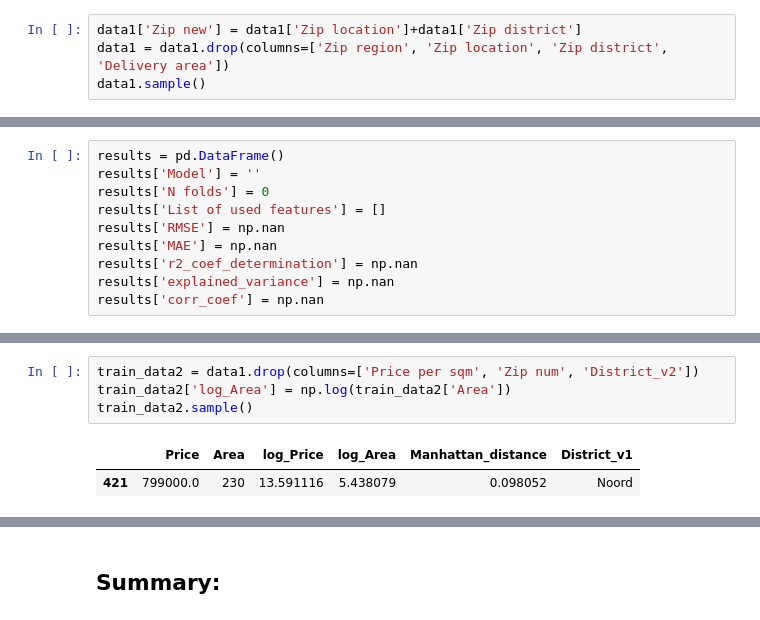
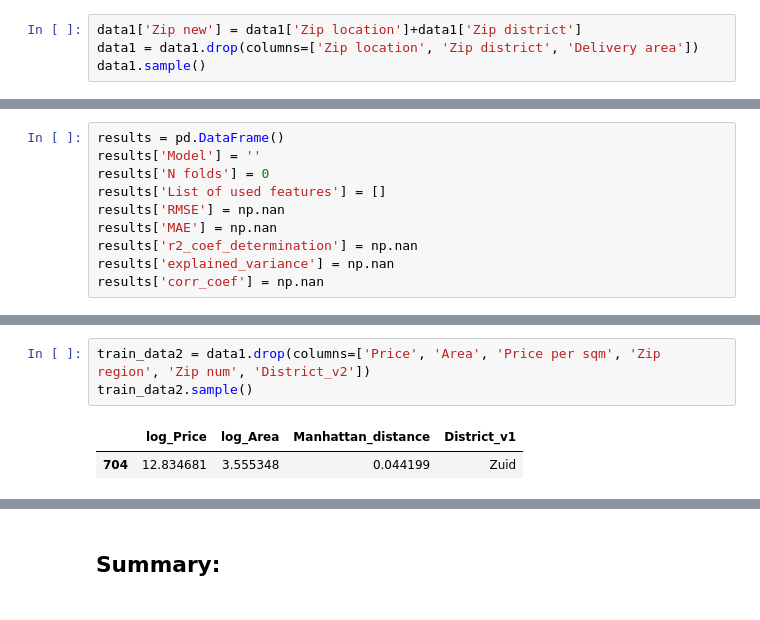
Before and after one commit to nadiia-duiunova/House_price, a Jupyter notebook: Stat inference.ipynb, the cells around one changed output, grey strips where cells are left out. Drawn from its saved outputs; the diff is of its cells as text.

```diff
--- a/Stat inference.ipynb
+++ b/Stat inference.ipynb
@@ -699,6 +700,6 @@ The analysis says that the Zip region and Zip location are statistically signiff
 **Option 2:** Nevertheless, if one is attentive enough, one could notice that according to the [city map](https://slotenmaker365-amsterdam.nl/wp-content/uploads/2018/04/map-amsterdam.png) the 3rd and 4th digits together create a unique number. It always starts with 0 for Zuid-oost and with 1-9 for the rest of the city. And the bigger this number is, the futher from the city center is the house. This assumption is the next one to be checked:
 # %%
 data1['Zip new'] = data1['Zip location']+data1['Zip district']
-data1 = data1.drop(columns=['Zip region', 'Zip location', 'Zip district', 'Delivery area'])
+data1 = data1.drop(columns=['Zip location', 'Zip district', 'Delivery area'])
 data1.sample()
 # %% [output]
@@ -888,10 +918,9 @@ This model is no good. There is almost 300k error in price, which is quite a lot
 # %%
-train_data2 = data1.drop(columns=['Price per sqm', 'Zip num', 'District_v2'])
-train_data2['log_Area'] = np.log(train_data2['Area'])
+train_data2 = data1.drop(columns=['Price', 'Area', 'Price per sqm', 'Zip region', 'Zip num', 'District_v2'])
 train_data2.sample()
 # %% [output]
-|  | Price | Area | log_Price | log_Area | Manhattan_distance | District_v1 |
-| 421 | 799000.0 | 230 | 13.591116 | 5.438079 | 0.098052 | Noord |
+|  | log_Price | log_Area | Manhattan_distance | District_v1 |
+| 704 | 12.834681 | 3.555348 | 0.044199 | Zuid |
 # %%
 district = pd.get_dummies(train_data2['District_v1'], drop_first=True, dtype=int, prefix='District')
 train_data2 = pd.concat([train_data2, district], axis = 1)
```
Also changed, not shown: parts of 67 cells of this notebook, 3 other files.
